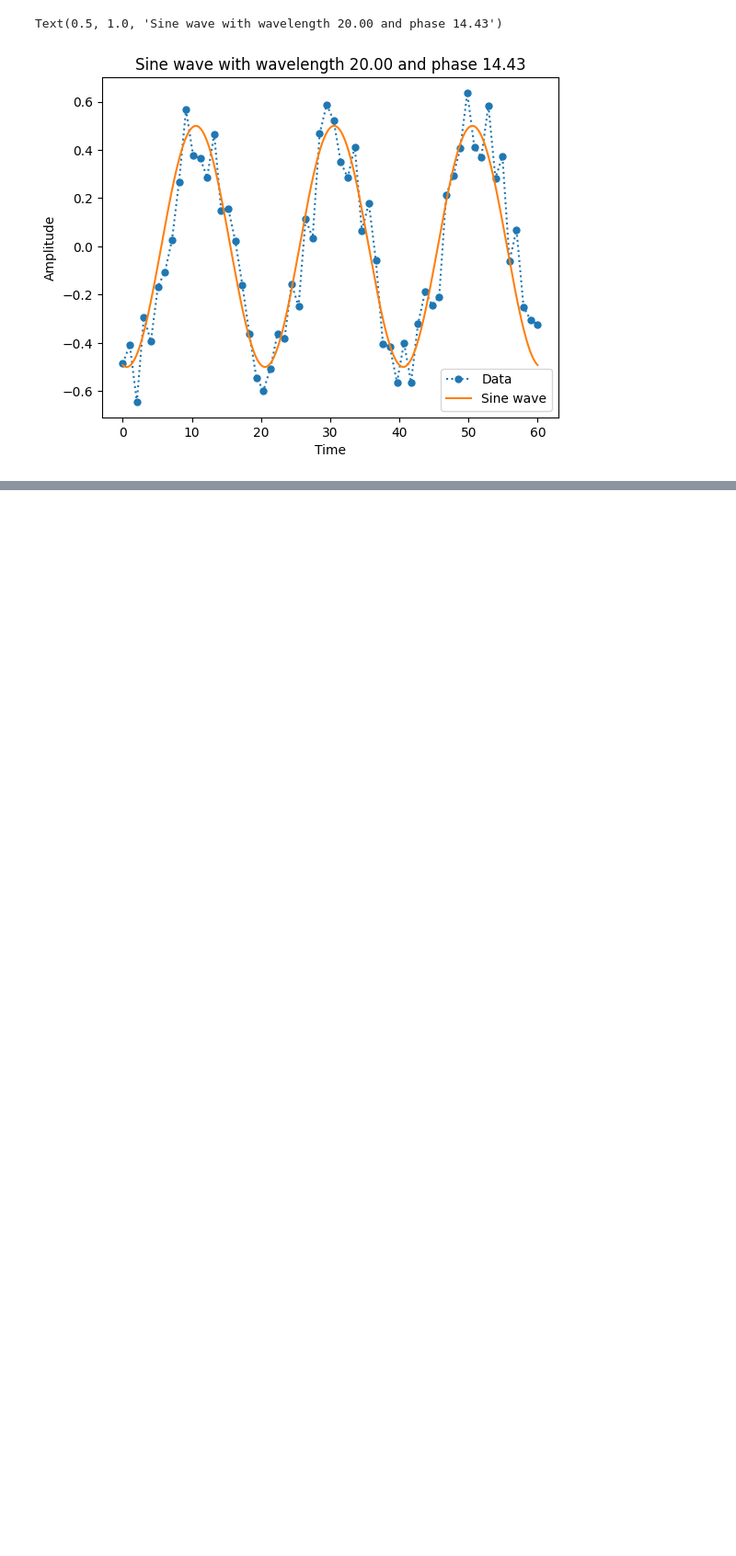
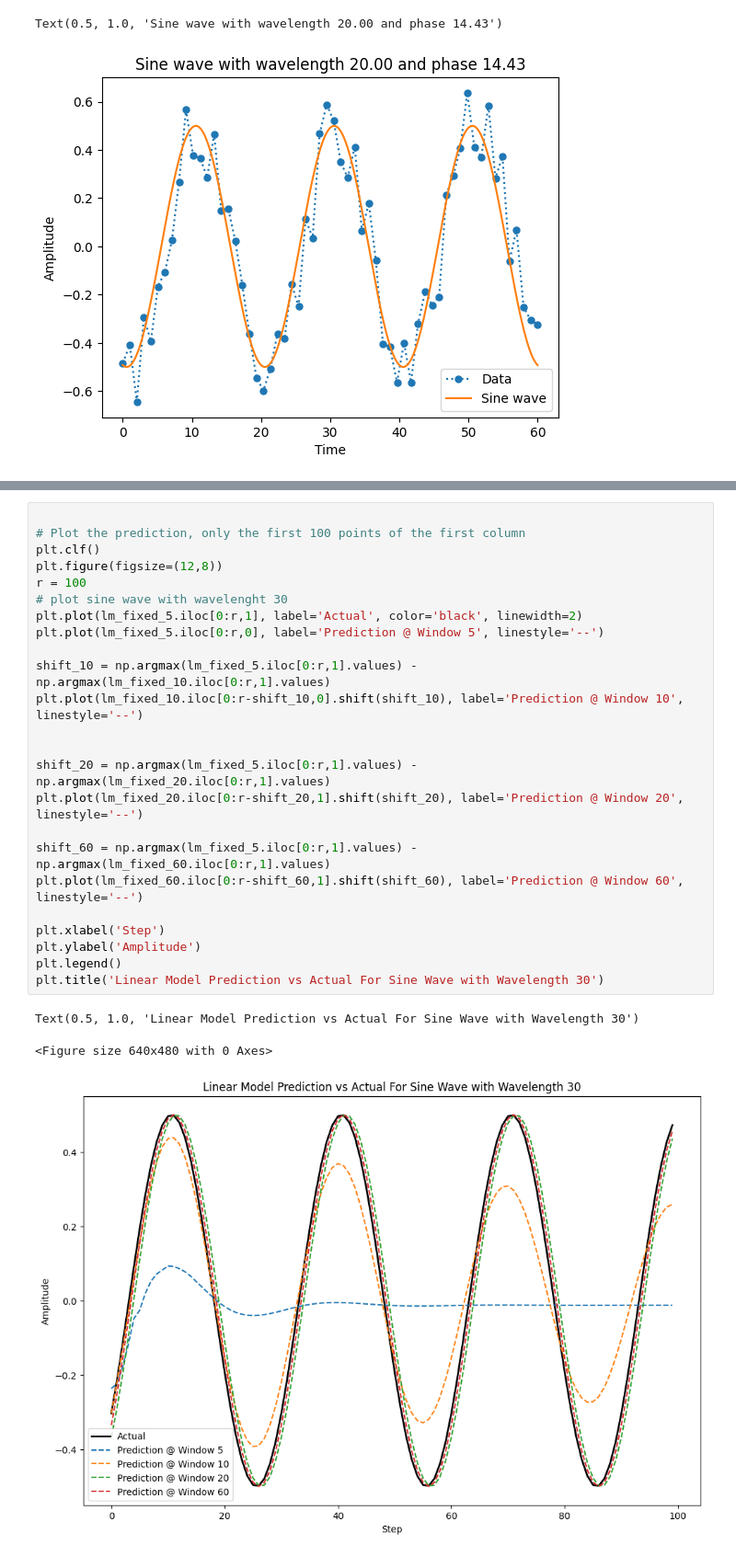
Before and after one commit to RdeManVrouw/NN_project, a Jupyter notebook: python_plotting.ipynb, the cells around one changed output, grey strips where cells are left out. Shown: that part at 92% size. Saved outputs shown, nothing was run; the diff lists cells and outputs as text; blank space fills up the shorter version.

```diff
--- a/python_plotting.ipynb
+++ b/python_plotting.ipynb
@@ -102,0 +118,28 @@ plt.legend()
+# %%
+
+# Plot the prediction, only the first 100 points of the first column
+plt.clf()
+plt.figure(figsize=(12,8))
+r = 100
+# plot sine wave with wavelenght 30
+plt.plot(lm_fixed_5.iloc[0:r,1], label='Actual', color='black', linewidth=2)
+plt.plot(lm_fixed_5.iloc[0:r,0], label='Prediction @ Window 5', linestyle='--')
+
+shift_10 = np.argmax(lm_fixed_5.iloc[0:r,1].values) - np.argmax(lm_fixed_10.iloc[0:r,1].values)
+plt.plot(lm_fixed_10.iloc[0:r-shift_10,0].shift(shift_10), label='Prediction @ Window 10', linestyle='--')
+
+
+shift_20 = np.argmax(lm_fixed_5.iloc[0:r,1].values) - np.argmax(lm_fixed_20.iloc[0:r,1].values)
+plt.plot(lm_fixed_20.iloc[0:r-shift_20,1].shift(shift_20), label='Prediction @ Window 20', linestyle='--')
+
+shift_60 = np.argmax(lm_fixed_5.iloc[0:r,1].values) - np.argmax(lm_fixed_60.iloc[0:r,1].values)
+plt.plot(lm_fixed_60.iloc[0:r-shift_60,1].shift(shift_60), label='Prediction @ Window 60', linestyle='--')
+
+plt.xlabel('Step')
+plt.ylabel('Amplitude')
+plt.legend()
+plt.title('Linear Model Prediction vs Actual For Sine Wave with Wavelength 30')
+# %% [output]
+Text(0.5, 1.0, 'Linear Model Prediction vs Actual For Sine Wave with Wavelength 30')
+<Figure size 640x480 with 0 Axes>
+[figure, added]
```
Also changed, not shown: parts of 5 cells of this notebook, 21 other files.
